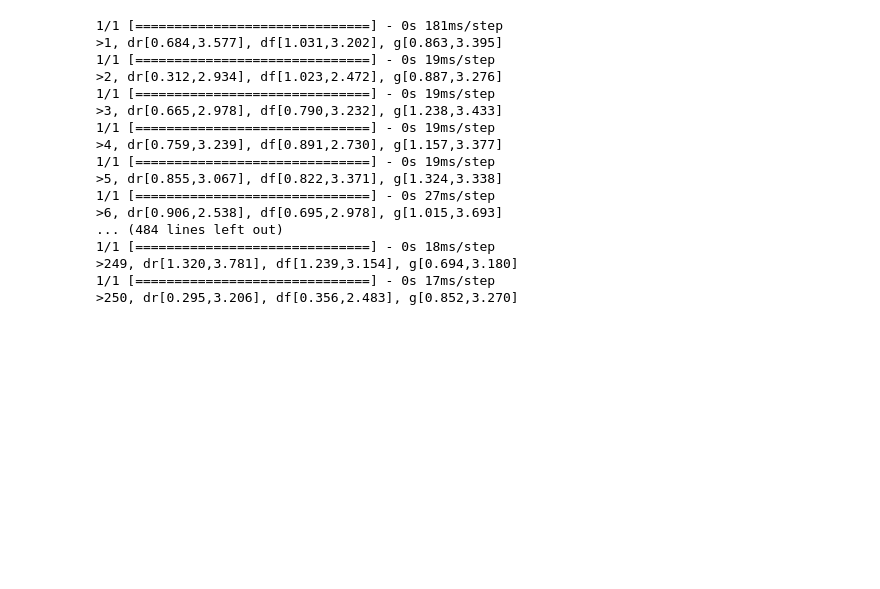
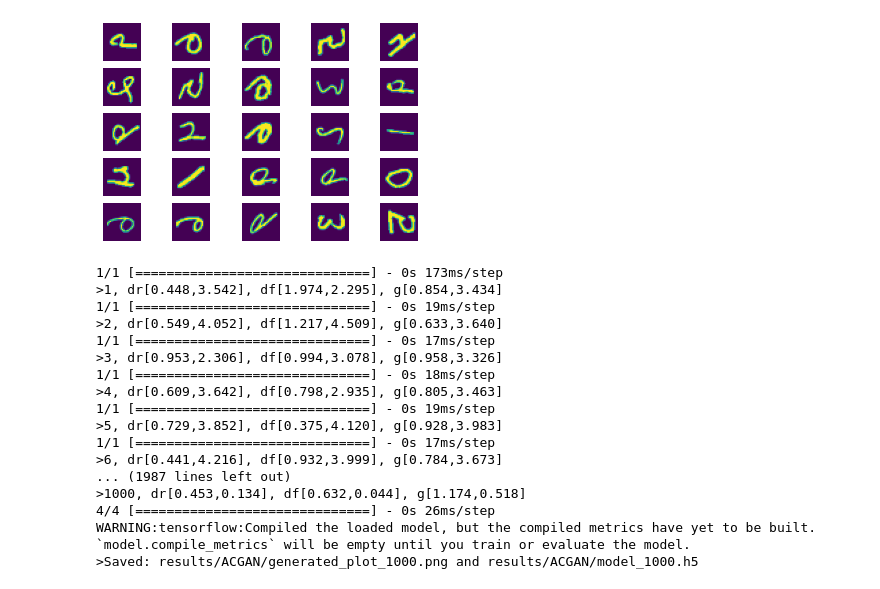
Before and after one commit to hiepvo01/TRUSTCOM2022, a Jupyter notebook: GANs/GAN.ipynb, the cells around one changed output. Saved outputs shown, nothing was run; the diff lists cells and outputs as text; code cells hidden in the pictures; blank space fills up the shorter version.

```diff
--- a/GANs/GAN.ipynb
+++ b/GANs/GAN.ipynb
@@ -52,3 +29,29 @@ def load_real_samples():
+# %%
+def load_real_samples():
+	# load dataset
+	train_x = []
+	train_y = []
+	for client in range(10):
+		for item in torch.load('../data/MNIST.pth')[client]:
+			img = item[0].T
+			train_x.append(np.array(img))
+			train_x = [x for x in train_x]
+			train_y.append(np.array(item[1]))
+	return [np.array(train_x), np.array(train_y)]
+
+(trainX, trainy) = load_real_samples()
+
+# plot images from the training dataset
+for i in range(25):
+	# define subplot
+	pyplot.subplot(5, 5, 1 + i)
+	# turn off axis
+	pyplot.axis('off')
+	# plot raw pixel data
+	pyplot.imshow(trainX[i])
+pyplot.show()
+# %% [output]
+[figure, added]
 # %%
 # define the standalone discriminator model
 def define_discriminator(in_shape=(28,28,1), n_classes=10):
@@ -136,19 +139,6 @@ def define_gan(g_model, d_model):
 	model.compile(loss=['binary_crossentropy', 'sparse_categorical_crossentropy'], optimizer=opt)
 	return model
 
-# load images
-# def load_real_samples():
-# 	# load dataset
-# 	(trainX, trainy), (_, _) = load_data()
-# 	# expand to 3d, e.g. add channels
-# 	X = expand_dims(trainX, axis=-1)
-# 	# convert from ints to floats
-# 	X = X.astype('float32')
-# 	# scale from [0,255] to [-1,1]
-# 	X = (X - 127.5) / 127.5
-# 	print(X.shape, trainy.shape)
-# 	return [X, trainy]
-
 # select real samples
 def generate_real_samples(dataset, n_samples):
 	# split into images and labels
@@ -206,7 +196,7 @@ def summarize_performance(step, g_model, latent_dim, n_samples=100):
 
 # train the generator and discriminator
 # def train(g_model, d_model, gan_model, dataset, latent_dim, n_epochs=100, n_batch=64):
-def train(g_model, d_model, gan_model, dataset, latent_dim, n_epochs=5, n_batch=20):
+def train(g_model, d_model, gan_model, dataset, latent_dim, n_epochs=100, n_batch=10):
 	# calculate the number of batches per training epoch
 	bat_per_epo = int(dataset[0].shape[0] / n_batch)
 	# calculate the number of training iterations
@@ -232,8 +222,10 @@ def train(g_model, d_model, gan_model, dataset, latent_dim, n_epochs=5, n_batch=
 		# summarize loss on this batch
 		print('>%d, dr[%.3f,%.3f], df[%.3f,%.3f], g[%.3f,%.3f]' % (i+1, d_r1,d_r2, d_f,d_f2, g_1,g_2))
 		# evaluate the model performance every 'epoch'
-		if (i+1) % (bat_per_epo * 10) == 0:
+		# if (i+1) % (bat_per_epo * 10) == 0:
+		if (i+1) % 1000 == 0:
 			summarize_performance(i, g_model, latent_dim)
+			break
 
 # make folder for results
 os.makedirs('results/ACGAN', exist_ok=True)
@@ -250,21 +242,21 @@ dataset = load_real_samples()
 # train model
 train(generator, discriminator, gan_model, dataset, latent_dim)
 # %% [output]
-1/1 [==============================] - 0s 181ms/step
->1, dr[0.684,3.577], df[1.031,3.202], g[0.863,3.395]
+1/1 [==============================] - 0s 173ms/step
+>1, dr[0.448,3.542], df[1.974,2.295], g[0.854,3.434]
 1/1 [==============================] - 0s 19ms/step
->2, dr[0.312,2.934], df[1.023,2.472], g[0.887,3.276]
+>2, dr[0.549,4.052], df[1.217,4.509], g[0.633,3.640]
+1/1 [==============================] - 0s 17ms/step
+>3, dr[0.953,2.306], df[0.994,3.078], g[0.958,3.326]
+1/1 [==============================] - 0s 18ms/step
+>4, dr[0.609,3.642], df[0.798,2.935], g[0.805,3.463]
 1/1 [==============================] - 0s 19ms/step
->3, dr[0.665,2.978], df[0.790,3.232], g[1.238,3.433]
-1/1 [==============================] - 0s 19ms/step
->4, dr[0.759,3.239], df[0.891,2.730], g[1.157,3.377]
-1/1 [==============================] - 0s 19ms/step
->5, dr[0.855,3.067], df[0.822,3.371], g[1.324,3.338]
-1/1 [==============================] - 0s 27ms/step
->6, dr[0.906,2.538], df[0.695,2.978], g[1.015,3.693]
-... (484 lines left out)
-1/1 [==============================] - 0s 18ms/step
->249, dr[1.320,3.781], df[1.239,3.154], g[0.694,3.180]
+>5, dr[0.729,3.852], df[0.375,4.120], g[0.928,3.983]
 1/1 [==============================] - 0s 17ms/step
->250, dr[0.295,3.206], df[0.356,2.483], g[0.852,3.270]
+>6, dr[0.441,4.216], df[0.932,3.999], g[0.784,3.673]
+... (1987 lines left out)
+>1000, dr[0.453,0.134], df[0.632,0.044], g[1.174,0.518]
+4/4 [==============================] - 0s 26ms/step
+WARNING:tensorflow:Compiled the loaded model, but the compiled metrics have yet to be built. `model.compile_metrics` will be empty until you train or evaluate the model.
+>Saved: results/ACGAN/generated_plot_1000.png and results/ACGAN/model_1000.h5
 # %%
```
Also changed, not shown: parts of 10 cells of this notebook, 1 other file.
